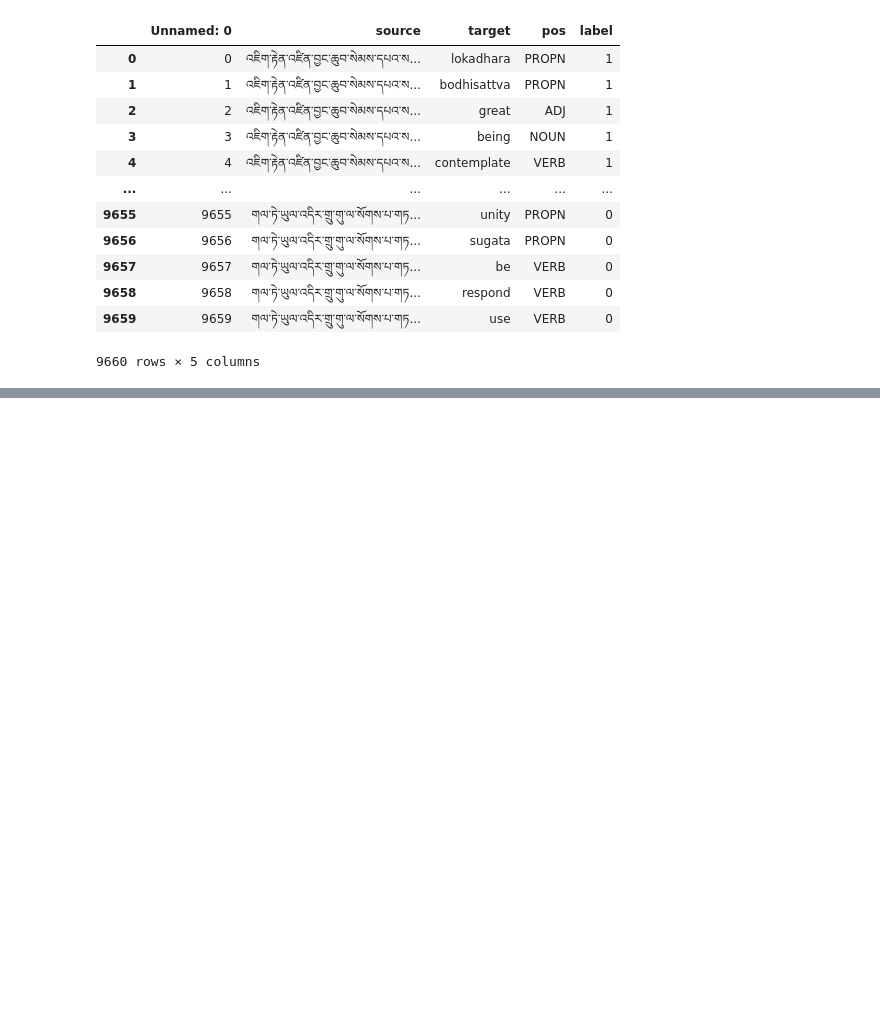
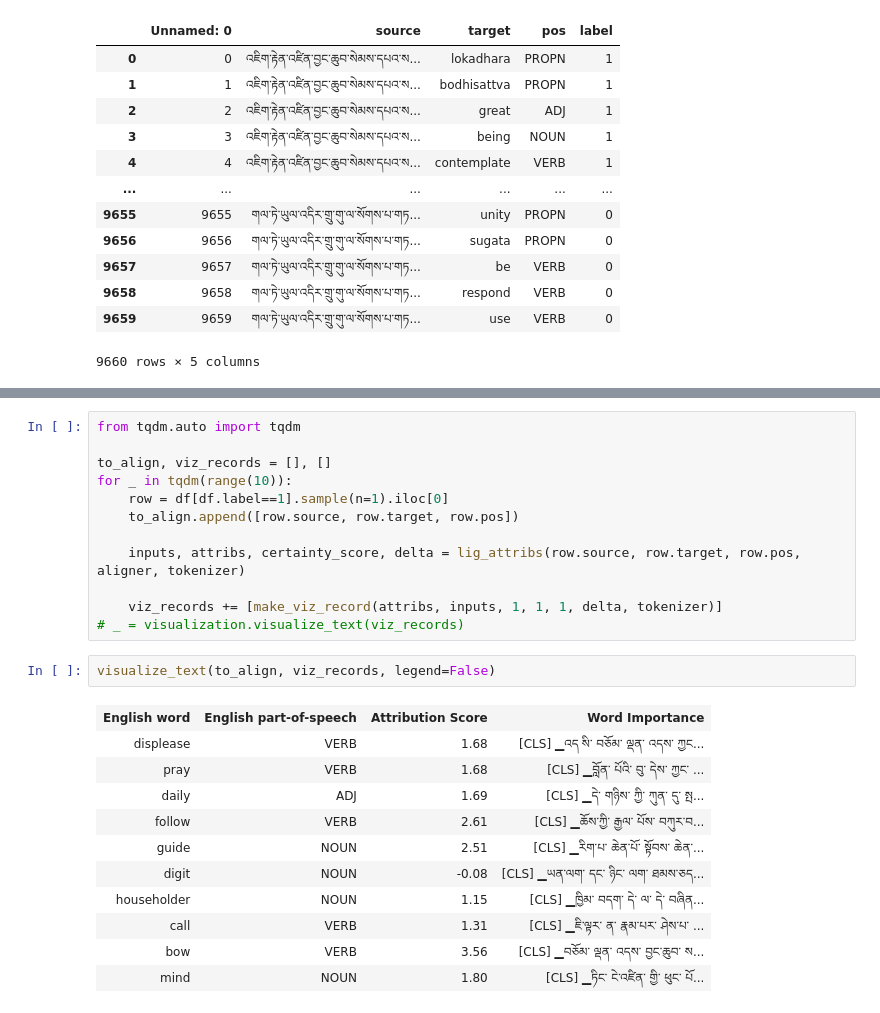
Before and after one commit to CompassionAI/garland, a Jupyter notebook: notebooks/Aligner.ipynb, the cells around one changed output, grey strips where cells are left out. Saved outputs shown, nothing was run; the diff lists cells and outputs as text; blank space fills up the shorter version.

```diff
--- a/notebooks/Aligner.ipynb
+++ b/notebooks/Aligner.ipynb
@@ -337,0 +429,26 @@ Legend: Negative Neutral Positive
+# %%
+from tqdm.auto import tqdm
+
+to_align, viz_records = [], []
+for _ in tqdm(range(10)):
+    row = df[df.label==1].sample(n=1).iloc[0]
+    to_align.append([row.source, row.target, row.pos])
+
+    inputs, attribs, certainty_score, delta = lig_attribs(row.source, row.target, row.pos, aligner, tokenizer)
+
+    viz_records += [make_viz_record(attribs, inputs, 1, 1, 1, delta, tokenizer)]
+# _ = visualization.visualize_text(viz_records)
+# %%
+visualize_text(to_align, viz_records, legend=False)
+# %% [output]
+| English word | English part-of-speech | Attribution Score | Word Importance |
+| displease | VERB | 1.68 | [CLS] ▁འད ིས་ བཅོམ་ ལྡན་ འདས་ ཀྱང... |
+| pray | VERB | 1.68 | [CLS] ▁བློན་ པོའི་ བུ་ དེས་ ཀྱང་ ... |
+| daily | ADJ | 1.69 | [CLS] ▁དེ་ གཉིས་ ཀྱི་ ཀུན་ དུ་ སྤ... |
+| follow | VERB | 2.61 | [CLS] ▁ཆོས་ཀྱི་ རྒྱལ་ པོས་ བཀུར་བ... |
+| guide | NOUN | 2.51 | [CLS] ▁རིག་པ་ ཆེན་པོ་ སྟོབས་ ཆེན་... |
+| digit | NOUN | -0.08 | [CLS] ▁ཡན་ལག་ དང་ ཉིང་ ལག་ ཐམས་ཅད... |
+| householder | NOUN | 1.15 | [CLS] ▁ཁྱིམ་ བདག་ དེ་ ལ་ དེ་ བཞིན... |
+| call | VERB | 1.31 | [CLS] ▁ཇི་ལྟར་ ན་ རྣམ་པར་ ཤེས་པ་ ... |
+| bow | VERB | 3.56 | [CLS] ▁བཅོམ་ ལྡན་ འདས་ བྱང་ཆུབ་ ས... |
+| mind | NOUN | 1.80 | [CLS] ▁ཏིང་ ངེ་འཛིན་ གྱི་ ཕུང་ པོ... |
```
Also changed, not shown: parts of 4 cells of this notebook, 2 other files.
